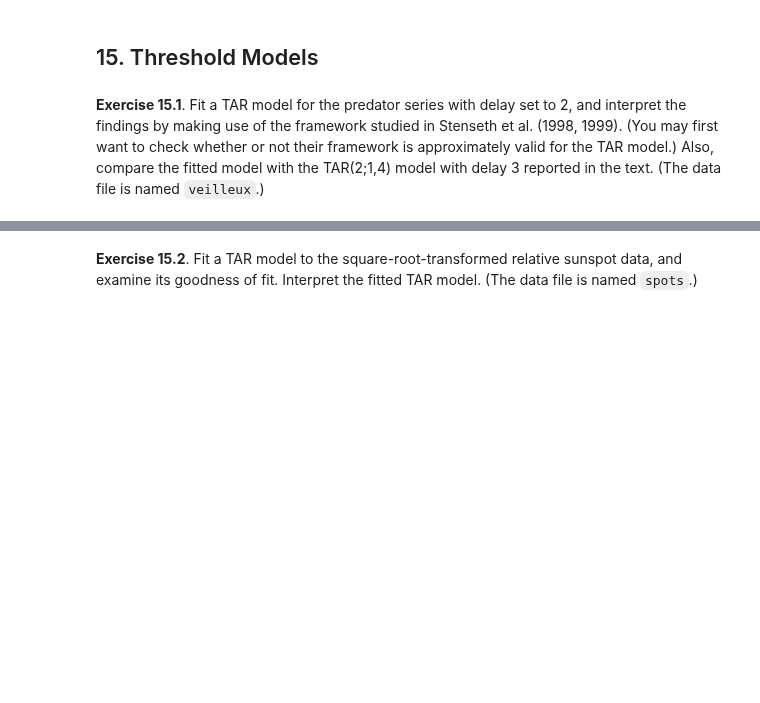
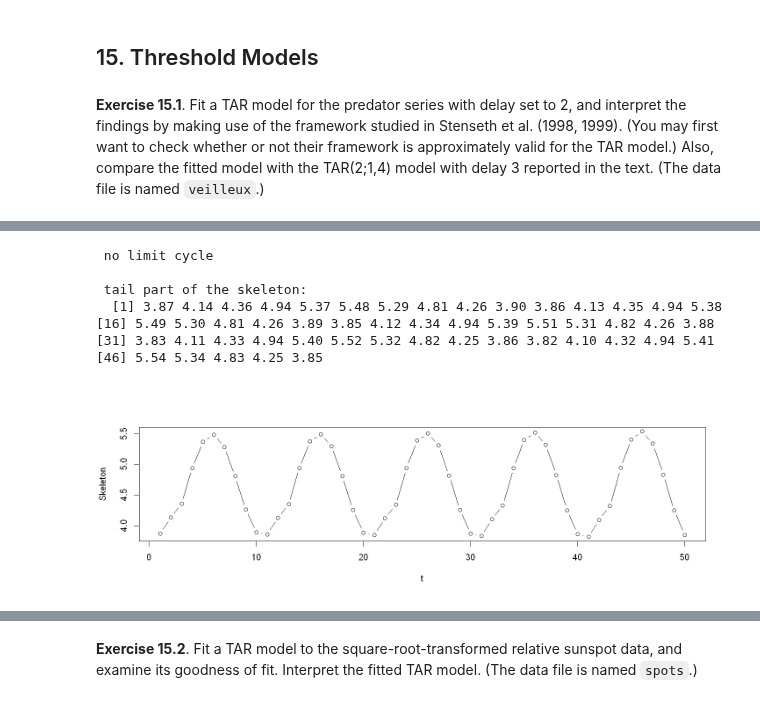
Before and after one commit to telmo-correa/time-series-analysis, a Jupyter notebook: R/Chapter 15 (Ex 01 - 09) - Threshold Models.ipynb, the cells around one changed output, grey strips where cells are left out. Drawn from its saved outputs; the diff is of its cells as text; code cells hidden in the pictures; blank space fills up the shorter version.

```diff
--- a/R/Chapter 15 (Ex 01 - 09) - Threshold Models.ipynb
+++ b/R/Chapter 15 (Ex 01 - 09) - Threshold Models.ipynb
@@ -4,0 +29,8 @@
+# %%
+# Load and select the predator data series
+Y <- fread('../data/veilleux.dat')[['Didinium']]
+
+# Filter out quasiperiodic start
+Y <- Y[15:length(Y)]
+# %%
+model.d2 = tar(y=log(Y), p1=4, p2=4, d=2, a=.1, b=.9, print=T)
@@ -4,0 +55,2 @@
+# %%
+model.d3 = tar(y=log(Y), p1=4, p2=4, d=3, a=.1, b=.9, print=T)
@@ -4,0 +81,13 @@
+# %%
+options(repr.plot.width=12, repr.plot.height=4)
+
+tar.skeleton(model.d2, ntransient=500, n=500)
+# %% [output]
+ no limit cycle
+
+ tail part of the skeleton:
+  [1] 3.87 4.14 4.36 4.94 5.37 5.48 5.29 4.81 4.26 3.90 3.86 4.13 4.35 4.94 5.38
+[16] 5.49 5.30 4.81 4.26 3.89 3.85 4.12 4.34 4.94 5.39 5.51 5.31 4.82 4.26 3.88
+[31] 3.83 4.11 4.33 4.94 5.40 5.52 5.32 4.82 4.25 3.86 3.82 4.10 4.32 4.94 5.41
+[46] 5.54 5.34 4.83 4.25 3.85
+[figure, added]
```
Also changed, not shown: parts of 19 cells of this notebook, 1 other file.
